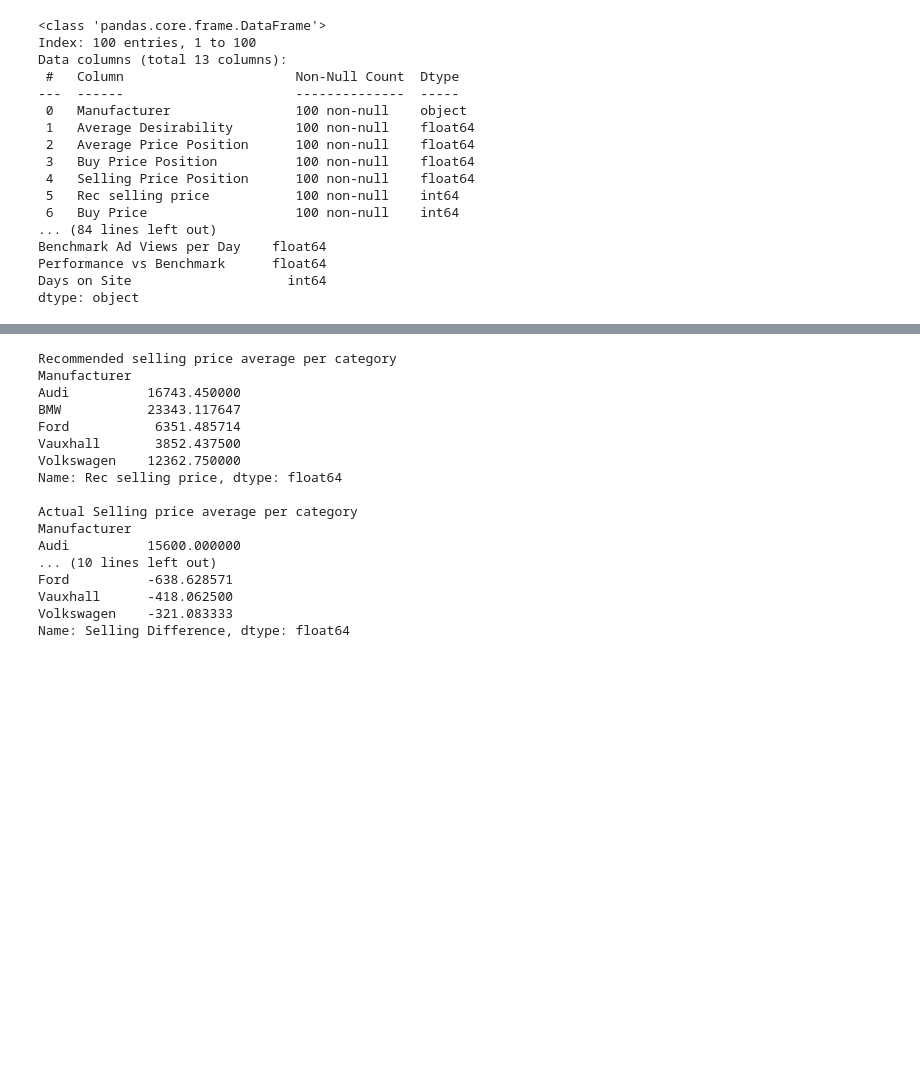
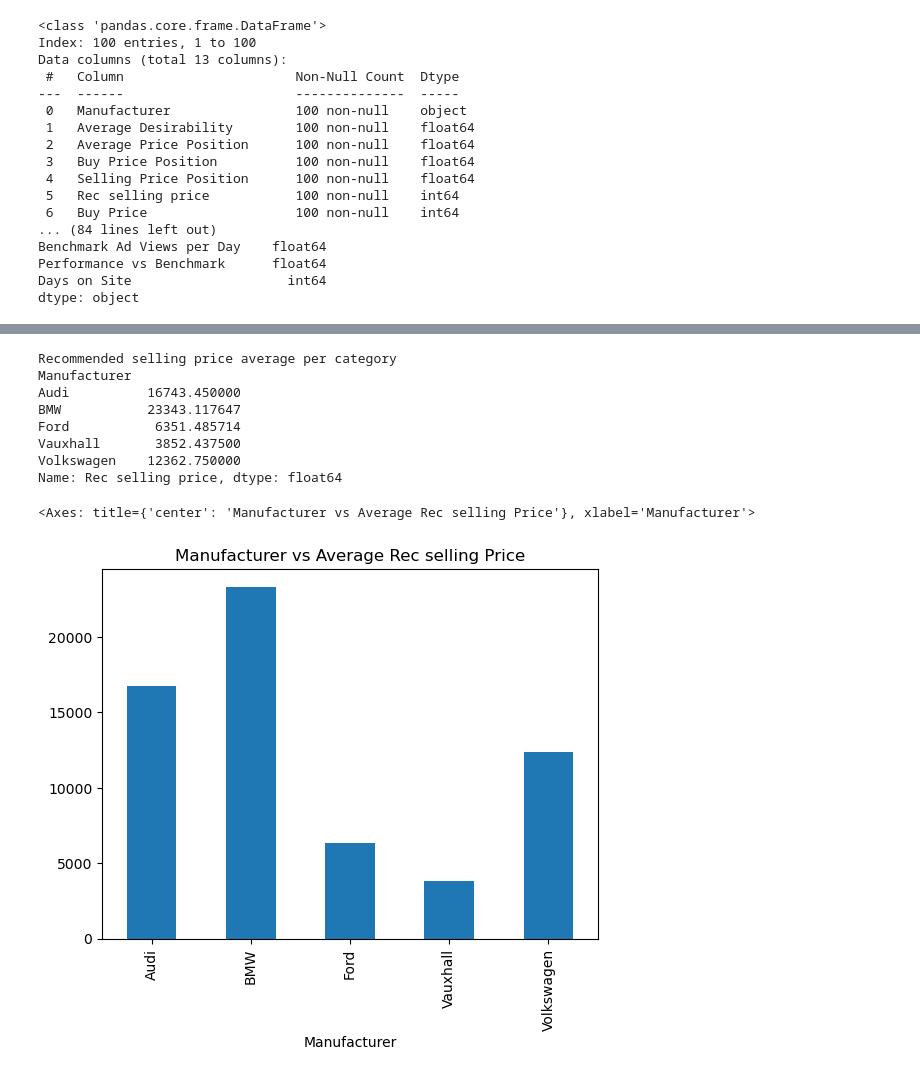
Before and after one commit to tesinclair/Group-Project-1, a Jupyter notebook: group-proj-1.ipynb, the cells around one changed output, grey strips where cells are left out. Drawn from its saved outputs; the diff is of its cells as text; code cells hidden in the pictures; blank space fills up the shorter version.

Commit message:
updates group project

```diff
--- a/group-proj-1.ipynb
+++ b/group-proj-1.ipynb
@@ -85,28 +105,16 @@ Plot of profit vs desirability
 # %%
 print("Recommended selling price average per category")
-print(df.groupby(["Manufacturer"])["Rec selling price"].mean())
-print()
-print("Actual Selling price average per category")
-print(df.groupby(['Manufacturer'])["Price Sold"].mean())
-print()
-print("Difference")
-df['Selling Difference'] = df['Price Sold'] - df['Rec selling price']
-print(df.groupby(['Manufacturer'])['Selling Difference'].mean())
+df_grouped = df.groupby(["Manufacturer"])["Rec selling price"].mean()
+print(df_grouped)
+df_grouped.plot(x="Manufacturer", y="Rec selling price", kind="bar", title="Manufacturer vs Average Rec selling Price")
 # %% [output]
 Recommended selling price average per category
 Manufacturer
 Audi          16743.450000
 BMW           23343.117647
 Ford           6351.485714
 Vauxhall       3852.437500
 Volkswagen    12362.750000
 Name: Rec selling price, dtype: float64
-
-Actual Selling price average per category
-Manufacturer
-Audi          15600.000000
-... (10 lines left out)
-Ford          -638.628571
-Vauxhall      -418.062500
-Volkswagen    -321.083333
-Name: Selling Difference, dtype: float64
+<Axes: title={'center': 'Manufacturer vs Average Rec selling Price'}, xlabel='Manufacturer'>
+[figure, added]
```
Also changed, not shown: parts of 11 cells of this notebook.
